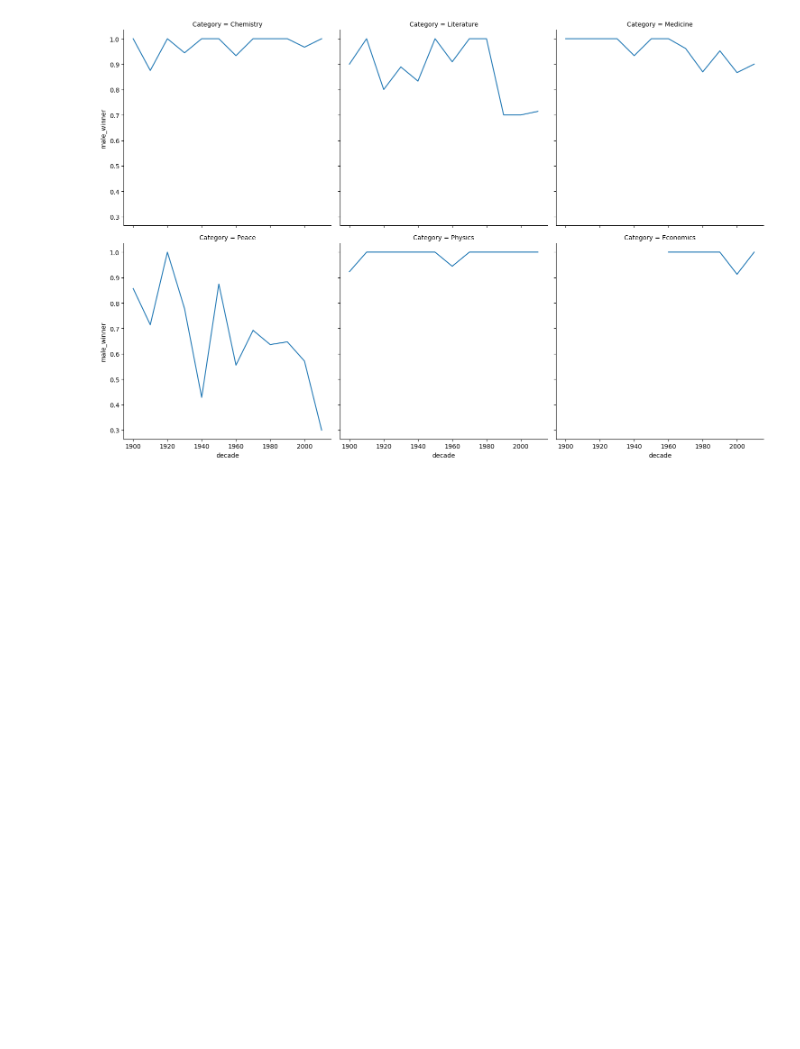
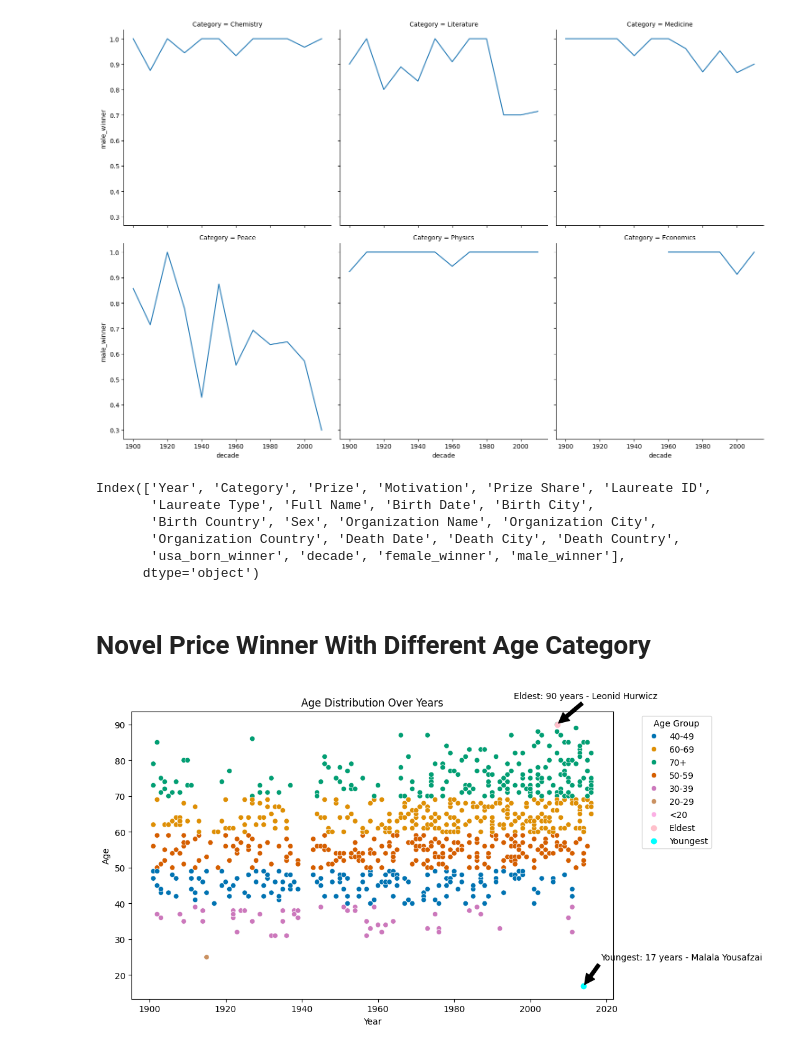
Before and after one commit to shrtRoshan/dataAnalysis, a Jupyter notebook: DataAnalysis.ipynb, the cells around one changed output. Cells and saved outputs as stored; diff of their text form; code cells hidden in the pictures; blank space fills up the shorter version.

Commit message:
age group visualized

```diff
--- a/DataAnalysis.ipynb
+++ b/DataAnalysis.ipynb
@@ -152,3 +151,14 @@ prop_male_winners = df.groupby(['decade', 'Category'], as_index=False)['male_win
 ax2 = sns.relplot(x='decade', y='male_winner', col='Category', col_wrap=3, data=prop_male_winners, kind="line")
 # %% [output]
 [figure]
+# %%
+df.columns
+# %% [output]
+Index(['Year', 'Category', 'Prize', 'Motivation', 'Prize Share', 'Laureate ID',
+       'Laureate Type', 'Full Name', 'Birth Date', 'Birth City',
+       'Birth Country', 'Sex', 'Organization Name', 'Organization City',
+       'Organization Country', 'Death Date', 'Death City', 'Death Country',
+       'usa_born_winner', 'decade', 'female_winner', 'male_winner'],
+      dtype='object')
+# %% [markdown]
+# Novel Price Winner With Different Age Category
@@ -154,0 +172,52 @@ ax2 = sns.relplot(x='decade', y='male_winner', col='Category', col_wrap=3, data=
+# %%
+# Define age groups
+def age_group(age):
+    if age < 20:
+        return '<20'
+    elif age < 30:
+        return '20-29'
+    elif age < 40:
+        return '30-39'
+    elif age < 50:
+        return '40-49'
+    elif age < 60:
+        return '50-59'
+    elif age < 70:
+        return '60-69'
+    else:
+        return '70+'
+
+# Apply age_group function to create 'Age Group' column
+df['Age Group'] = df['Age'].apply(age_group)
+# %%
+# Plot scatterplot using Seaborn
+plt.figure(figsize=(10, 6))
+sns.scatterplot(data=df, x='Year', y='Age', hue='Age Group', palette='colorblind')
+
+# Plot the eldest person with a pink dot
+plt.scatter(eldest_person['Year'], eldest_person['Age'], color='pink', label='Eldest')
+
+# Annotate the eldest person with an arrow
+plt.annotate('Eldest: {} years - {}'.format(int(eldest_person['Age'].iloc[0]), eldest_person['Full Name'].iloc[0]),
+             xy=(eldest_person['Year'].iloc[0], eldest_person['Age'].iloc[0]),
+             xytext=(-50, 30), textcoords='offset points',
+             arrowprops=dict(facecolor='black', shrink=0.05))
+
+# Plot the youngest person with a cyan dot
+plt.scatter(youngest_person['Year'], youngest_person['Age'], color='cyan', label='Youngest')
+
+# Annotate the youngest person with an arrow
+plt.annotate('Youngest: {} years - {}'.format(int(youngest_person['Age'].iloc[0]), youngest_person['Full Name'].iloc[0]),
+             xy=(youngest_person['Year'].iloc[0], youngest_person['Age'].iloc[0]),
+             xytext=(20, 30), textcoords='offset points',
+             arrowprops=dict(facecolor='black', shrink=0.05))
+
+plt.title('Age Distribution Over Years')
+plt.xlabel('Year')
+plt.ylabel('Age')
+
+# Move the legend outside the plot
+plt.legend(title='Age Group', bbox_to_anchor=(1.05, 1), loc='upper left')
+plt.show()
+# %% [output]
+[figure, added]
```
Also changed, not shown: parts of 3 cells of this notebook.
